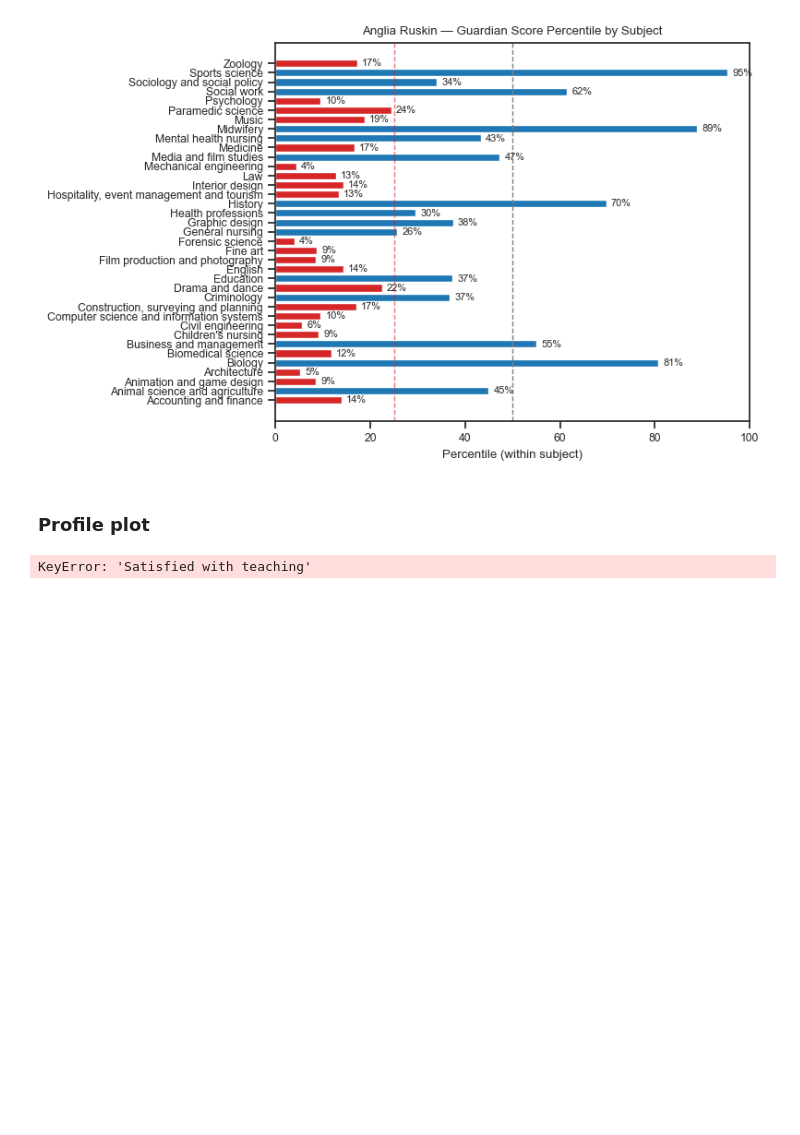
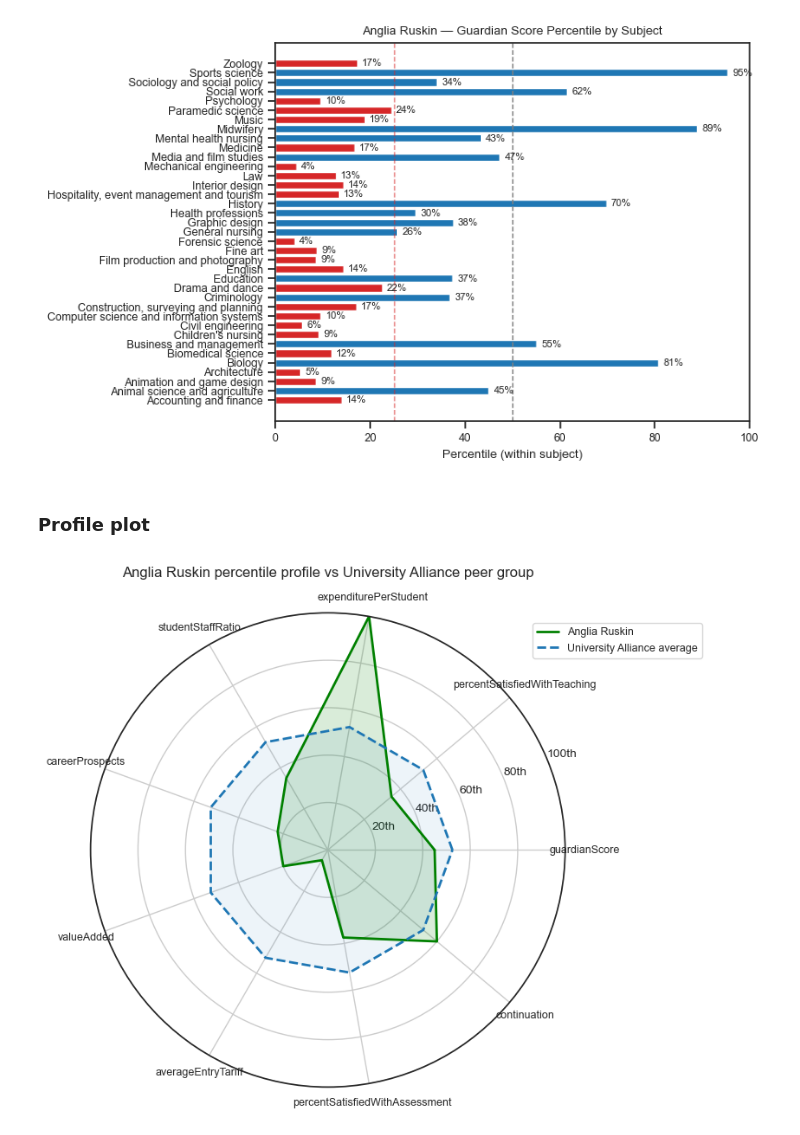
Before and after one commit to mjduarterosa/guardian-univ-ranking, a Jupyter notebook: explore_ranking.ipynb, the cells around one changed output. Saved outputs shown, nothing was run; the diff lists cells and outputs as text; code cells hidden in the pictures; blank space fills up the shorter version.

Commit message:
add spider plot for main rank

```diff
--- a/explore_ranking.ipynb
+++ b/explore_ranking.ipynb
@@ -420,7 +420,7 @@ plt.show()
 # ---------------------------------------------------------------
 TARGET_INSTITUTION = "Anglia Ruskin"
 
-metrics = main_rank.columns[7:].to_list()
+metrics = ["guardianScore"] + main_rank.columns[7:].to_list()
 
 #metrics = ["Satisfied with teaching",
 #                  "Spend per student/10",
@@ -450,35 +450,34 @@ peer_avg = peer_df[pct_cols].mean()
 
 # ---------------------------------------------------------------
 # Radar plot: Anglia Ruskin vs peer group average
 # ---------------------------------------------------------------
 labels = metrics
 n = len(labels)
 angles = np.linspace(0, 2 * np.pi, n, endpoint=False).tolist()
 angles += angles[:1]  # close the loop
 
 aru_values = aru_row.tolist() + [aru_row.tolist()[0]]
 peer_values = peer_avg.tolist() + [peer_avg.tolist()[0]]
 
 fig, ax = plt.subplots(figsize=(8, 8), subplot_kw=dict(polar=True))
 
 ax.plot(angles, aru_values, color="green", linewidth=2, label="Anglia Ruskin")
 ax.fill(angles, aru_values, color="green", alpha=0.15)
 
 ax.plot(angles, peer_values, color="tab:blue", linewidth=2, linestyle="--",
         label="University Alliance average")
 ax.fill(angles, peer_values, color="tab:blue", alpha=0.08)
 
 ax.set_xticks(angles[:-1])
 ax.set_xticklabels(labels, fontsize=9)
 ax.set_ylim(0, 100)
 ax.set_yticks([20, 40, 60, 80, 100])
-ax.set_yticklabels(["20th", "40th", "60th", "80th", "100th"], fontsize=7)
+ax.set_yticklabels(["20th", "40th", "60th", "80th", "100th"], fontsize=10)
 ax.set_title("Anglia Ruskin percentile profile vs University Alliance peer group",
-             fontsize=12, pad=20)
-ax.legend(loc="upper right", bbox_to_anchor=(1.3, 1.1), fontsize=9)
+             fontsize=12, pad=30)
+ax.legend(loc="upper right", bbox_to_anchor=(1.3, 0.99), fontsize=9)
 
 plt.tight_layout()
-plt.savefig("aru_university_alliance_radar.png", dpi=150, bbox_inches="tight")
 plt.show()
 # %% [output]
-KeyError: 'Satisfied with teaching'
+[figure, added]
```
Also changed, not shown: parts of 1 cell of this notebook.
